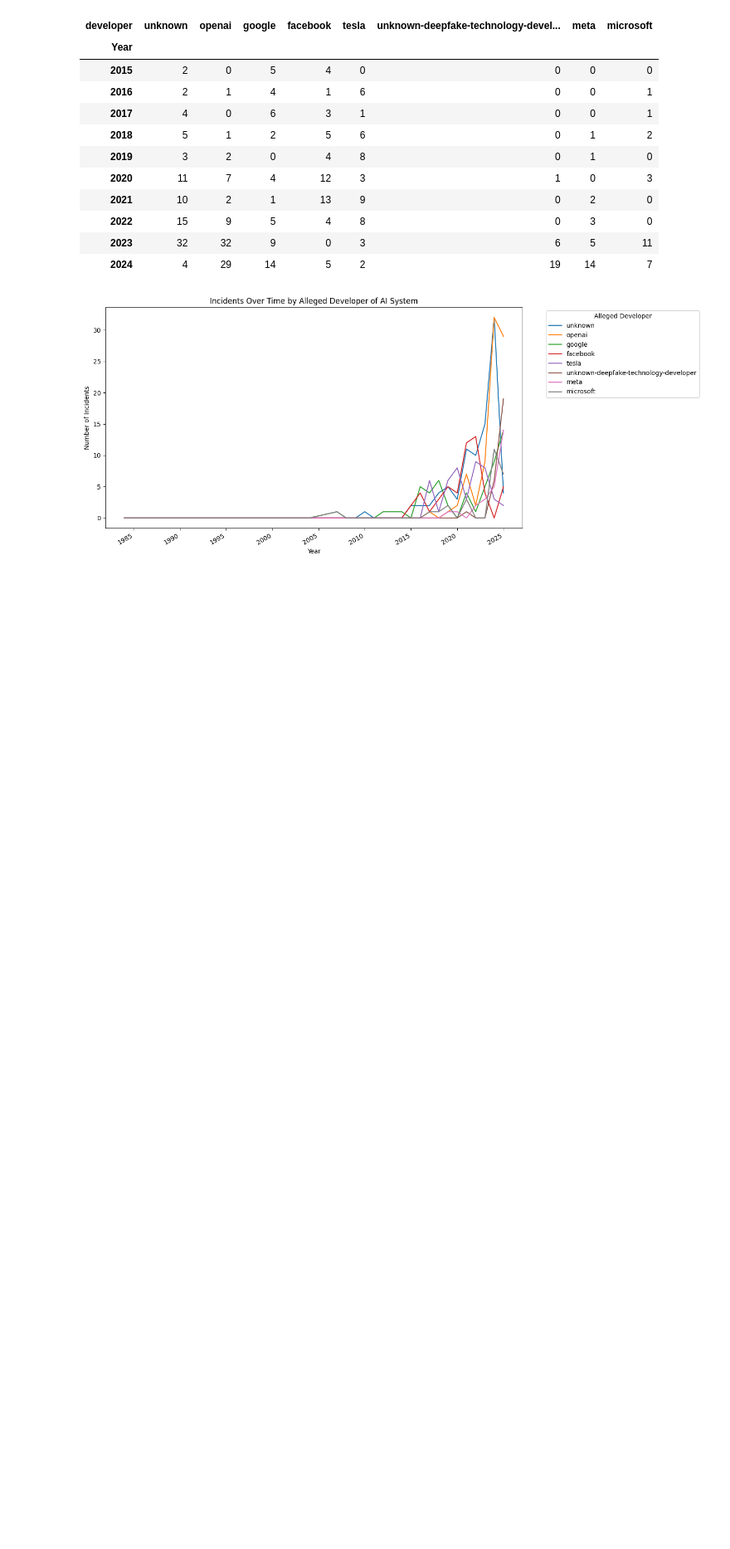
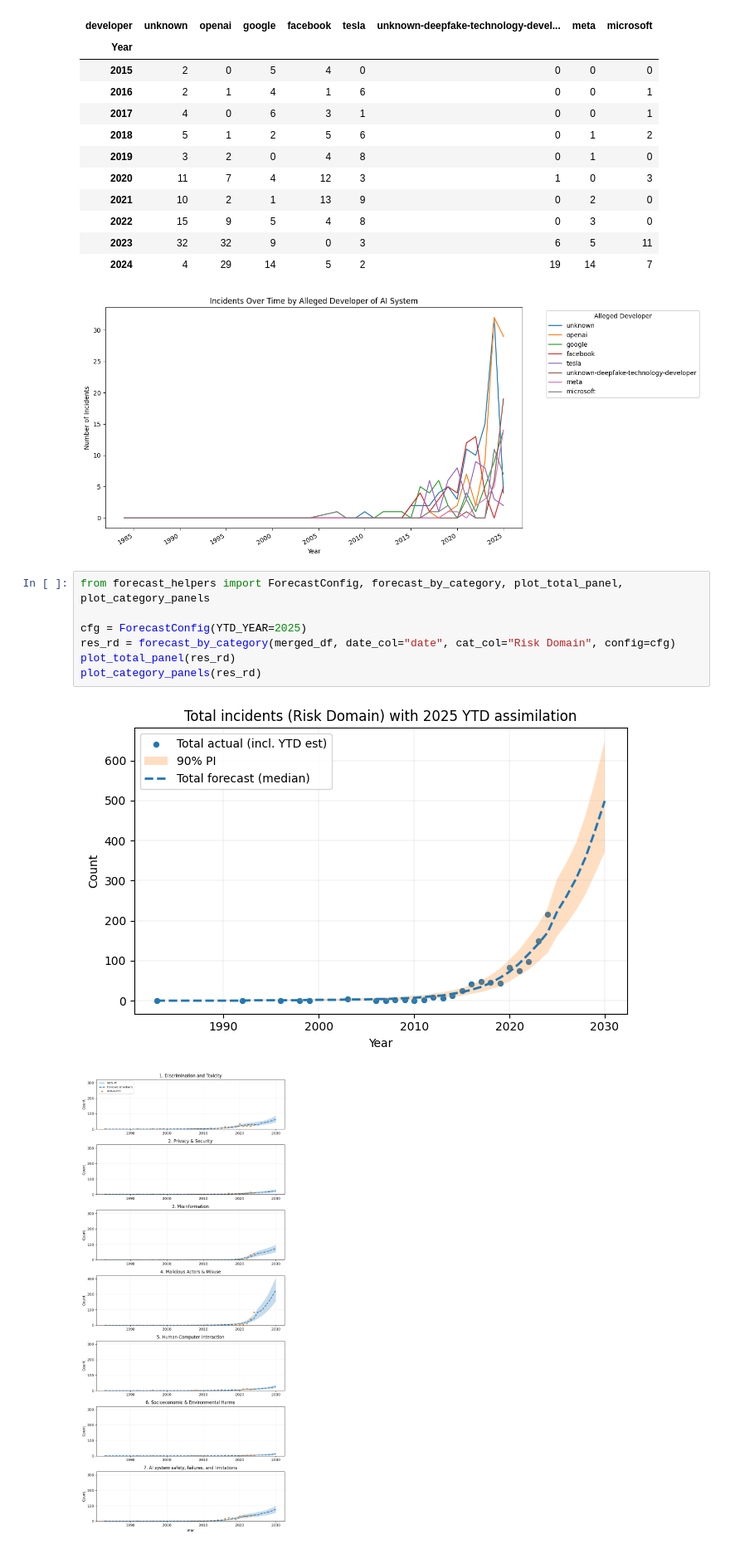
Before and after one commit to cluebbers/ai-incident-forecasting, a Jupyter notebook: src/exploration.ipynb, the cells around one changed output. Shown at 83% size. Cells and saved outputs as stored; diff of their text form; blank space fills up the shorter version.

Commit message:
enscapulauted forecasting logic done by chris into  functions

```diff
--- a/src/exploration.ipynb
+++ b/src/exploration.ipynb
@@ -861,3 +861,13 @@ Yearly incident counts for top developers (most recent periods):
 | 2023 | 32 | 32 | 9 | 0 | 3 | 6 | 5 | 11 |
 | 2024 | 4 | 29 | 14 | 5 | 2 | 19 | 14 | 7 |
 [figure]
+# %%
+from forecast_helpers import ForecastConfig, forecast_by_category, plot_total_panel, plot_category_panels
+
+cfg = ForecastConfig(YTD_YEAR=2025)
+res_rd = forecast_by_category(merged_df, date_col="date", cat_col="Risk Domain", config=cfg)
+plot_total_panel(res_rd)
+plot_category_panels(res_rd)
+# %% [output]
+[figure, added]
+[figure, added]
```
Also changed, not shown: 3 other files.
